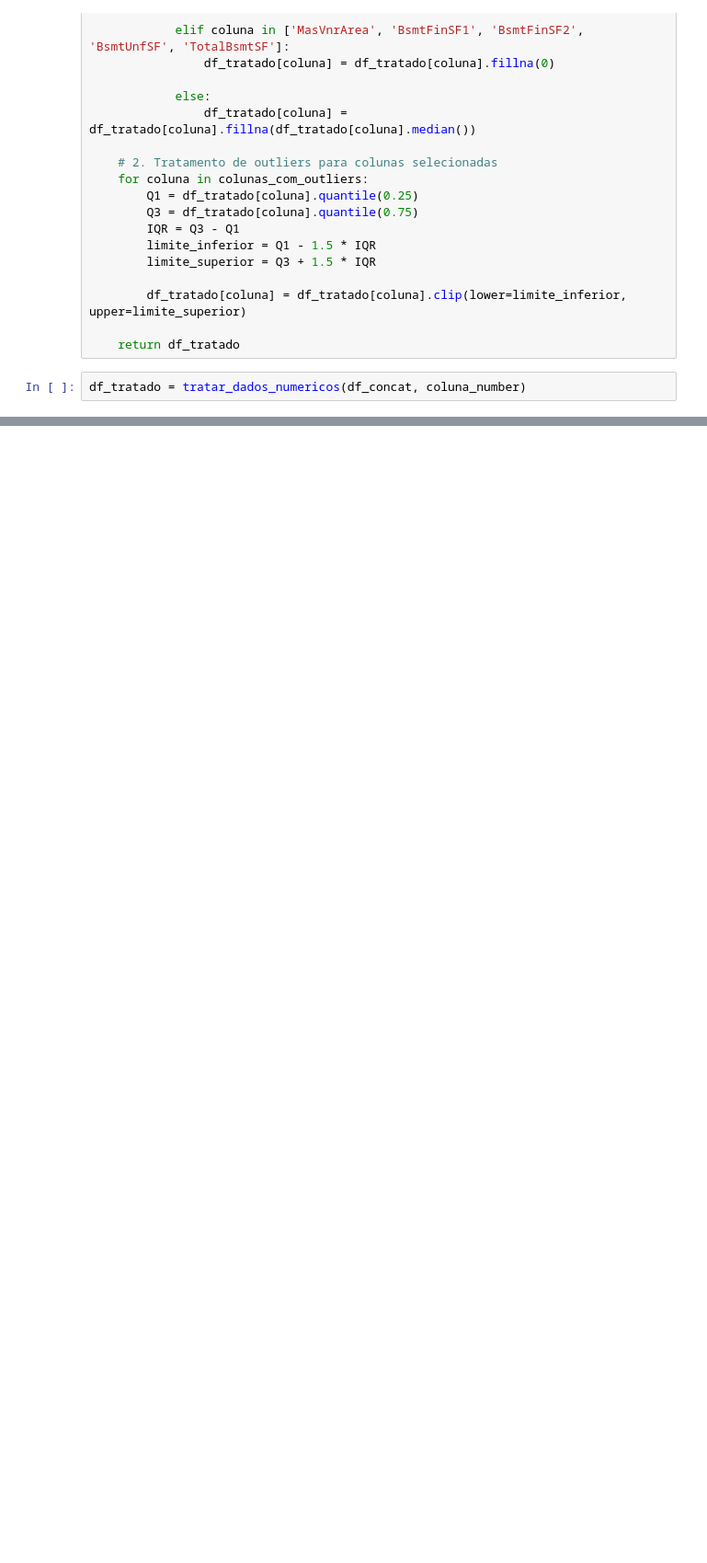
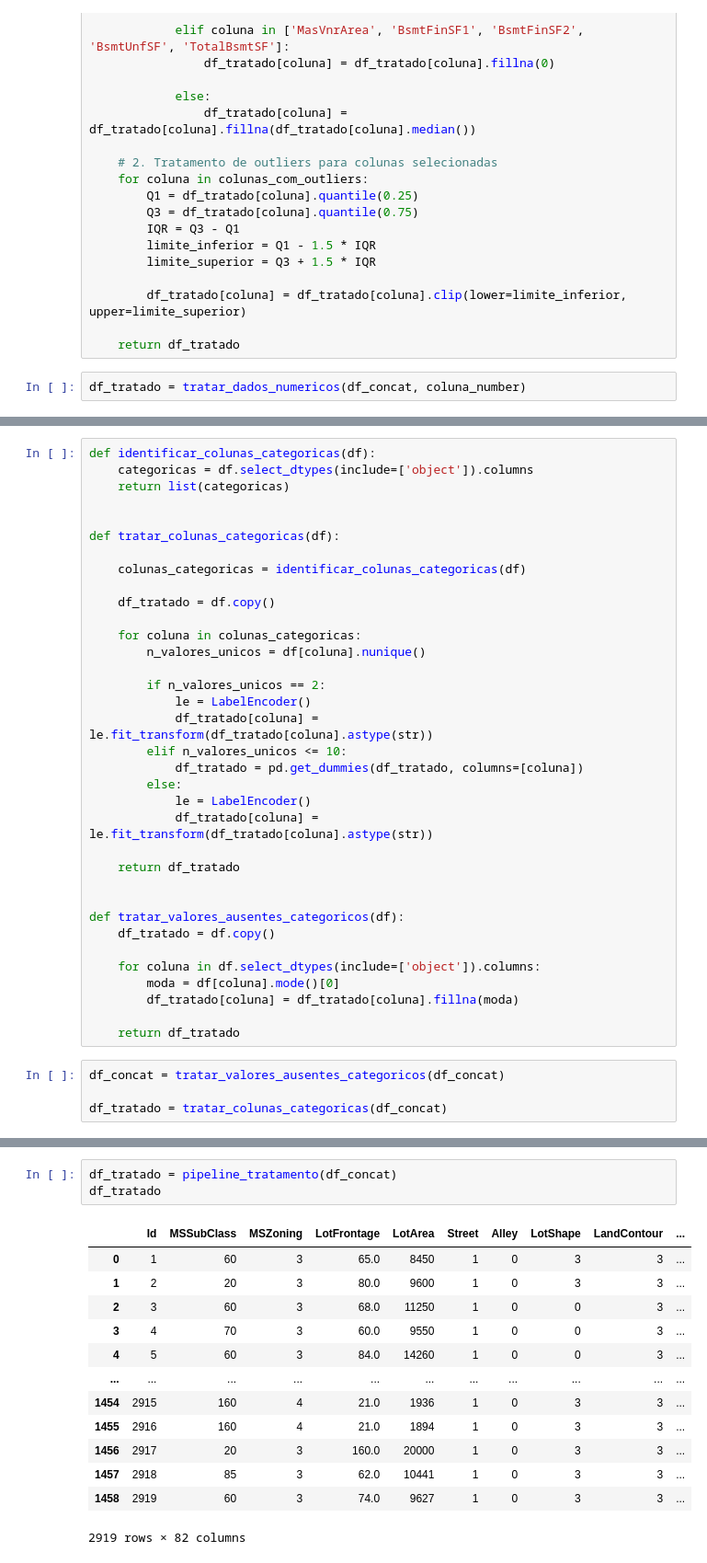
Before and after one commit to jherfson/DataThon, a Jupyter notebook: datathon.ipynb, the cells around one changed output, grey strips where cells are left out. Shown at 92% size. Saved outputs shown, nothing was run; the diff lists cells and outputs as text; blank space fills up the shorter version.

```diff
--- a/datathon.ipynb
+++ b/datathon.ipynb
@@ -196,0 +225,39 @@ for coluna in coluna_number:
+# %%
+def identificar_colunas_categoricas(df):
+    categoricas = df.select_dtypes(include=['object']).columns
+    return list(categoricas)
+
+
+def tratar_colunas_categoricas(df):
+
+    colunas_categoricas = identificar_colunas_categoricas(df)
+
+    df_tratado = df.copy()
+
+    for coluna in colunas_categoricas:
+        n_valores_unicos = df[coluna].nunique()
+
+        if n_valores_unicos == 2:
+            le = LabelEncoder()
+            df_tratado[coluna] = le.fit_transform(df_tratado[coluna].astype(str))
+        elif n_valores_unicos <= 10:
+            df_tratado = pd.get_dummies(df_tratado, columns=[coluna])
+        else:
+            le = LabelEncoder()
+            df_tratado[coluna] = le.fit_transform(df_tratado[coluna].astype(str))
+
+    return df_tratado
+
+
+def tratar_valores_ausentes_categoricos(df):
+    df_tratado = df.copy()
+
+    for coluna in df.select_dtypes(include=['object']).columns:
+        moda = df[coluna].mode()[0]
+        df_tratado[coluna] = df_tratado[coluna].fillna(moda)
+
+    return df_tratado
+# %%
+df_concat = tratar_valores_ausentes_categoricos(df_concat)
+
+df_tratado = tratar_colunas_categoricas(df_concat)
@@ -196,0 +364,17 @@ for coluna in coluna_number:
+# %%
+df_tratado = pipeline_tratamento(df_concat)
+df_tratado
+# %% [output]
+|  | Id | MSSubClass | MSZoning | LotFrontage | LotArea | Street | Alley | LotShape | LandContour | ... |
+| 0 | 1 | 60 | 3 | 65.0 | 8450 | 1 | 0 | 3 | 3 | ... |
+| 1 | 2 | 20 | 3 | 80.0 | 9600 | 1 | 0 | 3 | 3 | ... |
+| 2 | 3 | 60 | 3 | 68.0 | 11250 | 1 | 0 | 0 | 3 | ... |
+| 3 | 4 | 70 | 3 | 60.0 | 9550 | 1 | 0 | 0 | 3 | ... |
+| 4 | 5 | 60 | 3 | 84.0 | 14260 | 1 | 0 | 0 | 3 | ... |
+| ... | ... | ... | ... | ... | ... | ... | ... | ... | ... | ... |
+| 1454 | 2915 | 160 | 4 | 21.0 | 1936 | 1 | 0 | 3 | 3 | ... |
+| 1455 | 2916 | 160 | 4 | 21.0 | 1894 | 1 | 0 | 3 | 3 | ... |
+| 1456 | 2917 | 20 | 3 | 160.0 | 20000 | 1 | 0 | 3 | 3 | ... |
+| 1457 | 2918 | 85 | 3 | 62.0 | 10441 | 1 | 0 | 3 | 3 | ... |
+| 1458 | 2919 | 60 | 3 | 74.0 | 9627 | 1 | 0 | 3 | 3 | ... |
+2919 rows × 82 columns
```
Also changed, not shown: parts of 8 cells of this notebook.
